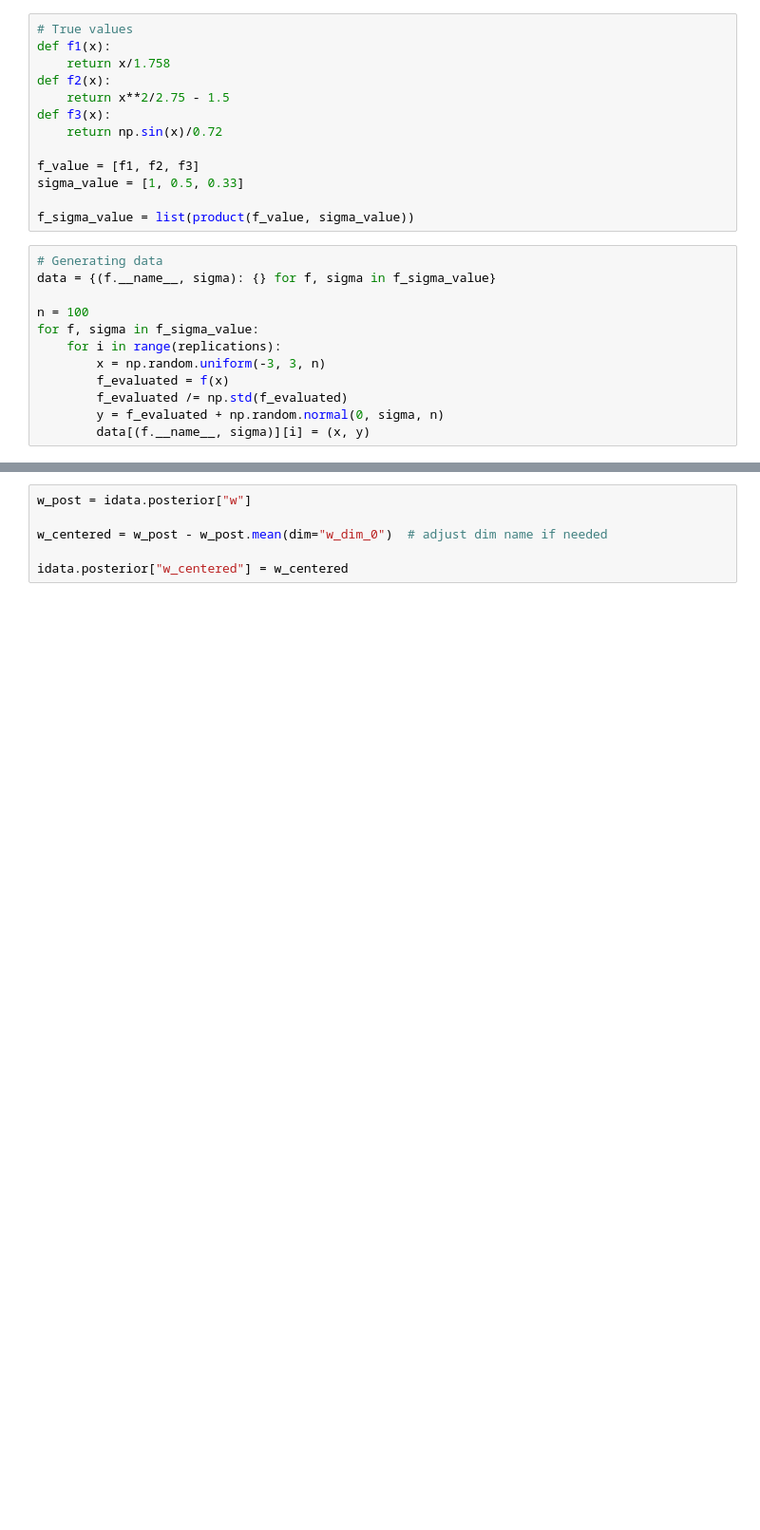
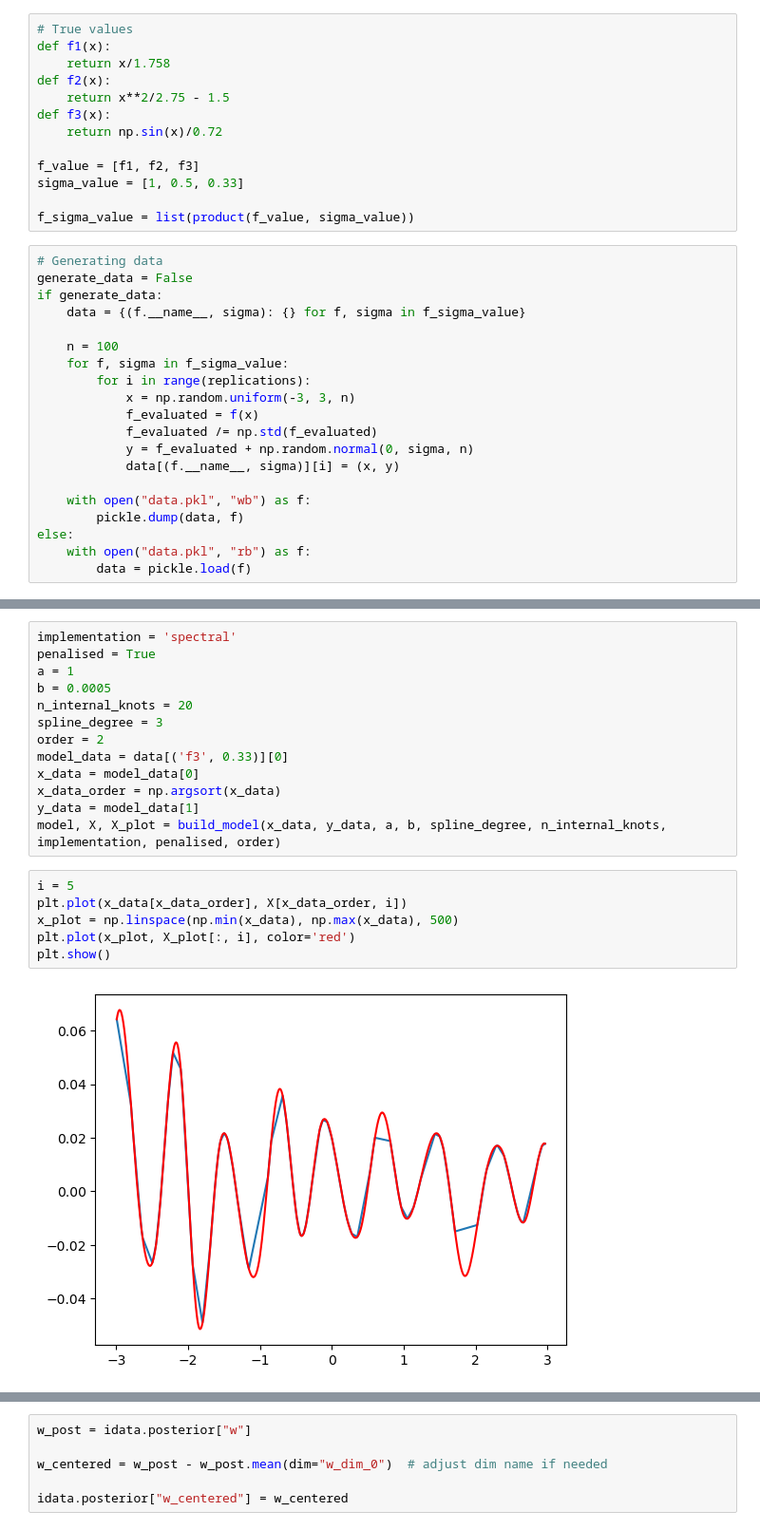
Before and after one commit to lr1021/p-splines, a Jupyter notebook: Bayesian-P-Splines-models.ipynb, the cells around one changed output, grey strips where cells are left out. Shown at 95% size. Saved outputs shown, nothing was run; the diff lists cells and outputs as text; blank space fills up the shorter version.

```diff
--- a/Bayesian-P-Splines-models.ipynb
+++ b/Bayesian-P-Splines-models.ipynb
@@ -31,14 +38,22 @@ sigma_value = [1, 0.5, 0.33]
 f_sigma_value = list(product(f_value, sigma_value))
 # %%
 # Generating data
-data = {(f.__name__, sigma): {} for f, sigma in f_sigma_value}
+generate_data = False
+if generate_data:
+    data = {(f.__name__, sigma): {} for f, sigma in f_sigma_value}
 
-n = 100
-for f, sigma in f_sigma_value:
-    for i in range(replications):
-        x = np.random.uniform(-3, 3, n)
-        f_evaluated = f(x)
-        f_evaluated /= np.std(f_evaluated)
-        y = f_evaluated + np.random.normal(0, sigma, n)
-        data[(f.__name__, sigma)][i] = (x, y)
+    n = 100
+    for f, sigma in f_sigma_value:
+        for i in range(replications):
+            x = np.random.uniform(-3, 3, n)
+            f_evaluated = f(x)
+            f_evaluated /= np.std(f_evaluated)
+            y = f_evaluated + np.random.normal(0, sigma, n)
+            data[(f.__name__, sigma)][i] = (x, y)
+
+    with open("data.pkl", "wb") as f:
+        pickle.dump(data, f)
+else:
+    with open("data.pkl", "rb") as f:
+        data = pickle.load(f)
 # %%
@@ -233,0 +392,21 @@ The effective sample size per chain is smaller than 100 for some parameters.  A
+# %%
+implementation = 'spectral'
+penalised = True
+a = 1
+b = 0.0005
+n_internal_knots = 20
+spline_degree = 3
+order = 2
+model_data = data[('f3', 0.33)][0]
+x_data = model_data[0]
+x_data_order = np.argsort(x_data)
+y_data = model_data[1]
+model, X, X_plot = build_model(x_data, y_data, a, b, spline_degree, n_internal_knots, implementation, penalised, order)
+# %%
+i = 5
+plt.plot(x_data[x_data_order], X[x_data_order, i])
+x_plot = np.linspace(np.min(x_data), np.max(x_data), 500)
+plt.plot(x_plot, X_plot[:, i], color='red')
+plt.show()
+# %% [output]
+[figure, added]
```
Also changed, not shown: parts of 22 cells of this notebook, 7 other files.
